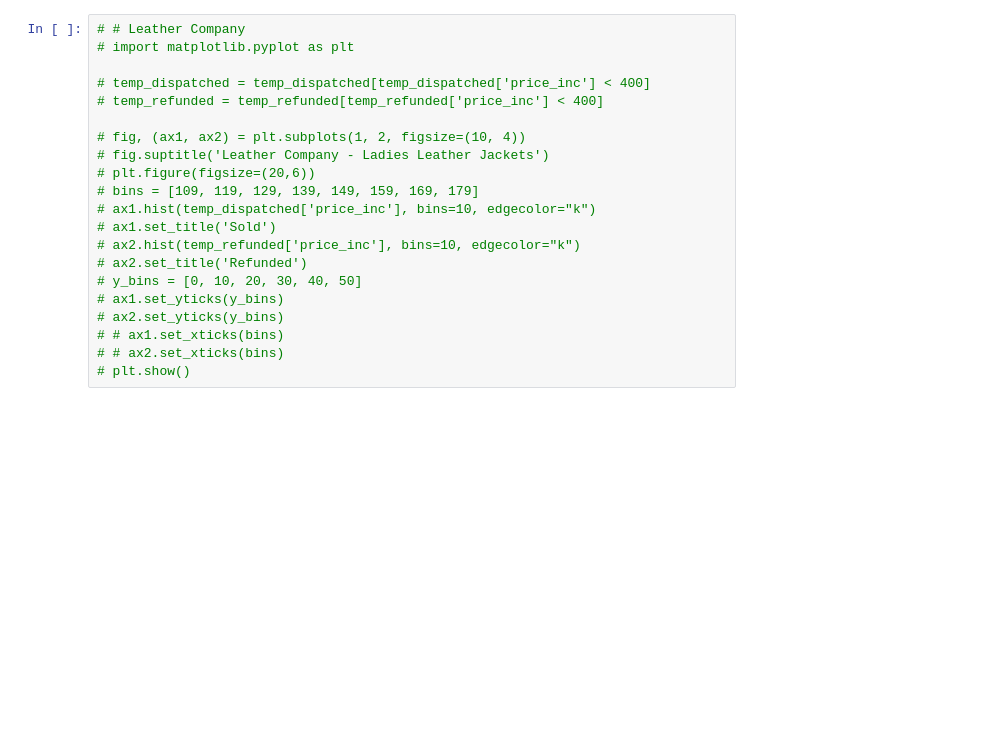
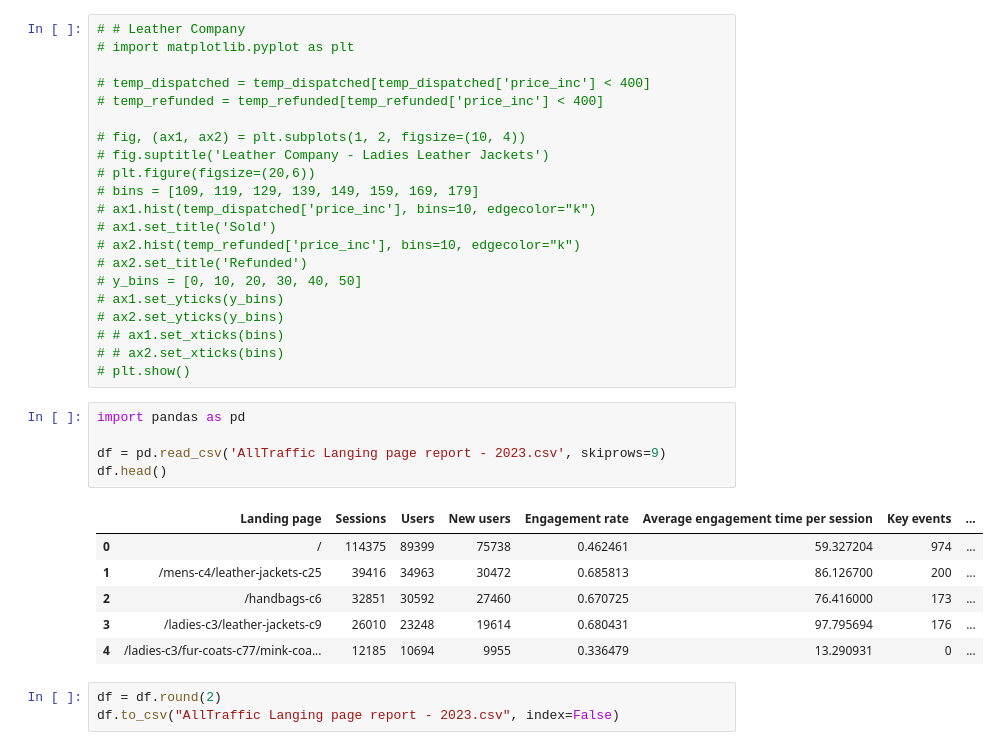
Before and after one commit to JatinArutla/sales-analysis-leather-company, a Jupyter notebook: print_format copy.ipynb, the cells around one changed output. Saved outputs shown, nothing was run; the diff lists cells and outputs as text; blank space fills up the shorter version.

```diff
--- a/print_format copy.ipynb
+++ b/print_format copy.ipynb
@@ -372,3 +372,18 @@ final.to_excel(f'{channel} - {month_abb} 2024 - Leather Jackets.xlsx')
 # # ax1.set_xticks(bins)
 # # ax2.set_xticks(bins)
 # plt.show()
+# %%
+import pandas as pd
+
+df = pd.read_csv('AllTraffic Langing page report - 2023.csv', skiprows=9)
+df.head()
+# %% [output]
+|  | Landing page | Sessions | Users | New users | Engagement rate | Average engagement time per session | Key events | ... |
+| 0 | / | 114375 | 89399 | 75738 | 0.462461 | 59.327204 | 974 | ... |
+| 1 | /mens-c4/leather-jackets-c25 | 39416 | 34963 | 30472 | 0.685813 | 86.126700 | 200 | ... |
+| 2 | /handbags-c6 | 32851 | 30592 | 27460 | 0.670725 | 76.416000 | 173 | ... |
+| 3 | /ladies-c3/leather-jackets-c9 | 26010 | 23248 | 19614 | 0.680431 | 97.795694 | 176 | ... |
+| 4 | /ladies-c3/fur-coats-c77/mink-coa... | 12185 | 10694 | 9955 | 0.336479 | 13.290931 | 0 | ... |
+# %%
+df = df.round(2)
+df.to_csv("AllTraffic Langing page report - 2023.csv", index=False)
```
Also changed, not shown: 16 other files.
